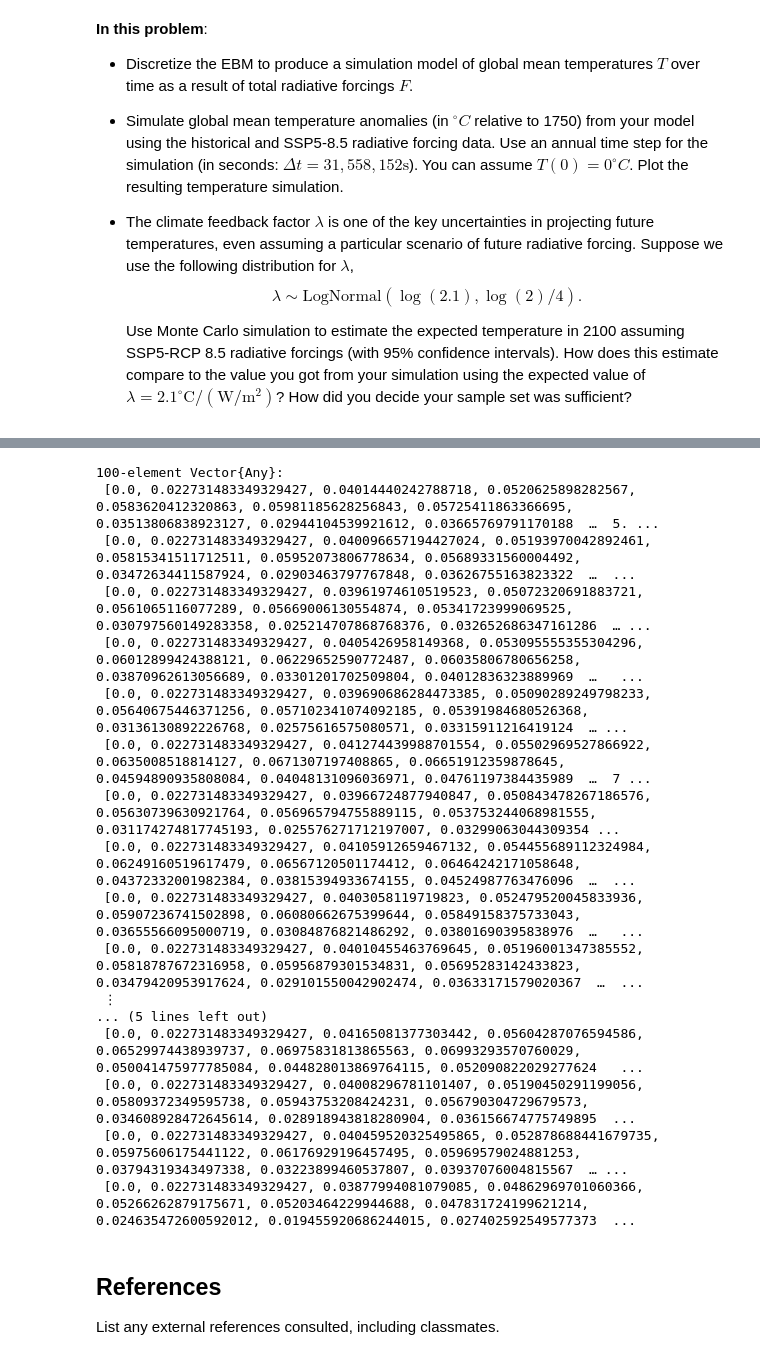
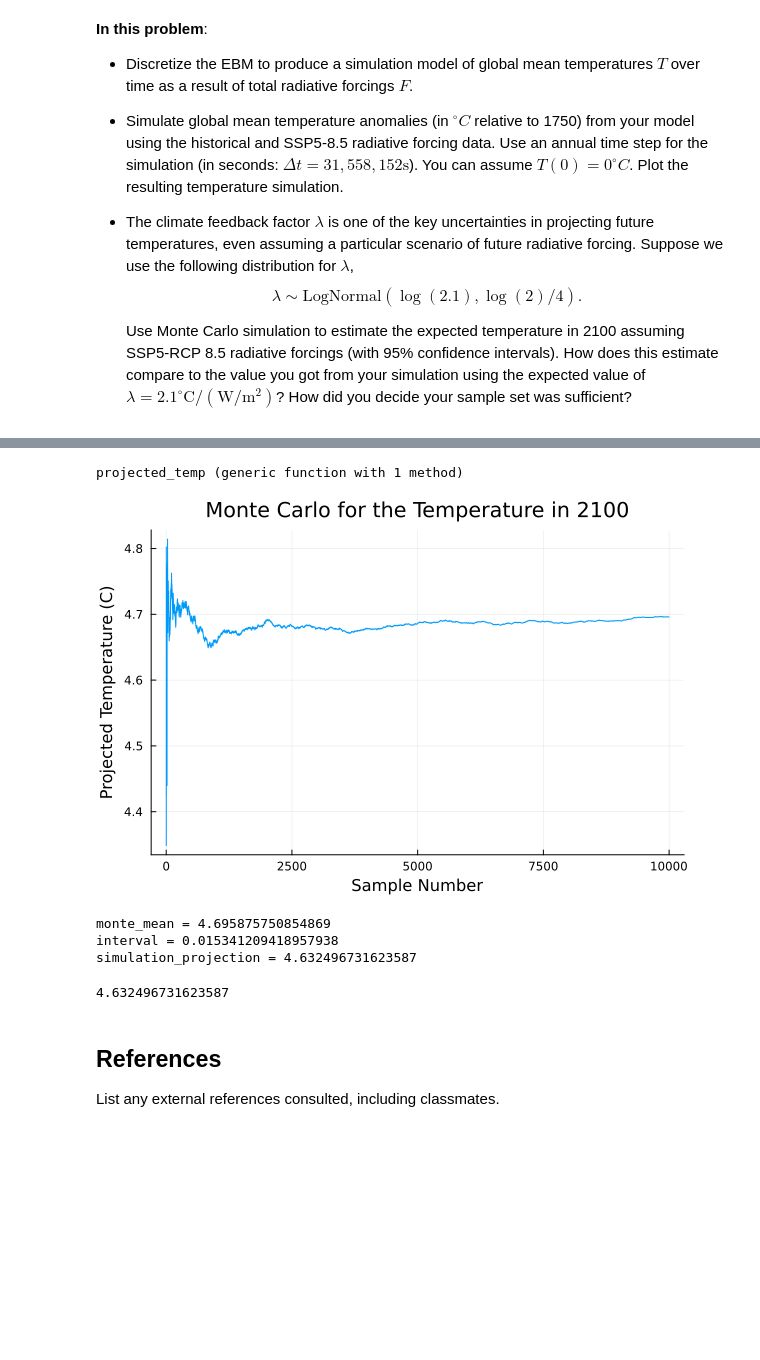
Before and after one commit to BEE4750-FA24/hw3-isamabay, a Jupyter notebook: hw03.ipynb, the cells around one changed output, grey strips where cells are left out. Saved outputs shown, nothing was run; the diff lists cells and outputs as text; code cells hidden in the pictures; blank space fills up the shorter version.

Commit message:
Monte

```diff
--- a/hw03.ipynb
+++ b/hw03.ipynb
@@ -597,38 +597,42 @@ function projected_temp(n_samples)
         lambda_sample = rand(ff_dist)
 
         temp = global_mean_temp(forcing_aerosol, forcing_non_aerosol, delta_t, c,d,lambda_sample, alpha, t)
-        push!(temp_2100, temp)
+        t_2100 = temp[((2100-1750)+1)]
+        push!(temp_2100, t_2100)
     end
 
     return temp_2100
 end
 
-lamp = projected_temp(100)
+#lamp = projected_temp(100)
 # %% [output]
-100-element Vector{Any}:
- [0.0, 0.022731483349329427, 0.04014440242788718, 0.0520625898282567, 0.0583620412320863, 0.05981185628256843, 0.05725411863366695, 0.03513806838923127, 0.02944104539921612, 0.03665769791170188  …  5. ...
- [0.0, 0.022731483349329427, 0.040096657194427024, 0.05193970042892461, 0.05815341511712511, 0.05952073806778634, 0.05689331560004492, 0.03472634411587924, 0.02903463797767848, 0.03626755163823322  …  ...
- [0.0, 0.022731483349329427, 0.03961974610519523, 0.05072320691883721, 0.0561065116077289, 0.05669006130554874, 0.05341723999069525, 0.030797560149283358, 0.025214707868768376, 0.032652686347161286  … ...
- [0.0, 0.022731483349329427, 0.0405426958149368, 0.053095555355304296, 0.06012899424388121, 0.06229652590772487, 0.06035806780656258, 0.03870962613056689, 0.03301201702509804, 0.04012836323889969  …   ...
- [0.0, 0.022731483349329427, 0.039690686284473385, 0.05090289249798233, 0.05640675446371256, 0.057102341074092185, 0.05391984680526368, 0.03136130892226768, 0.02575616575080571, 0.03315911216419124  … ...
- [0.0, 0.022731483349329427, 0.041274439988701554, 0.05502969527866922, 0.0635008518814127, 0.0671307197408865, 0.06651912359878645, 0.04594890935808084, 0.04048131096036971, 0.04761197384435989  …  7 ...
- [0.0, 0.022731483349329427, 0.03966724877940847, 0.050843478267186576, 0.05630739630921764, 0.056965794755889115, 0.053753244068981555, 0.031174274817745193, 0.025576271712197007, 0.03299063044309354 ...
- [0.0, 0.022731483349329427, 0.04105912659467132, 0.054455689112324984, 0.06249160519617479, 0.06567120501174412, 0.06464242171058648, 0.04372332001982384, 0.03815394933674155, 0.04524987763476096  …  ...
- [0.0, 0.022731483349329427, 0.0403058119719823, 0.052479520045833936, 0.05907236741502898, 0.06080662675399644, 0.05849158375733043, 0.03655566095000719, 0.03084876821486292, 0.03801690395838976  …   ...
- [0.0, 0.022731483349329427, 0.04010455463769645, 0.05196001347385552, 0.05818787672316958, 0.05956879301534831, 0.05695283142433823, 0.03479420953917624, 0.029101550042902474, 0.03633171579020367  …  ...
- ⋮
-... (5 lines left out)
- [0.0, 0.022731483349329427, 0.04165081377303442, 0.05604287076594586, 0.06529974438939737, 0.06975831813865563, 0.06993293570760029, 0.050041475977785084, 0.044828013869764115, 0.052090822029277624   ...
- [0.0, 0.022731483349329427, 0.04008296781101407, 0.05190450291199056, 0.05809372349595738, 0.05943753208424231, 0.056790304729679573, 0.034608928472645614, 0.028918943818280904, 0.036156674775749895  ...
- [0.0, 0.022731483349329427, 0.040459520325495865, 0.052878688441679735, 0.05975606175441122, 0.06176929196457495, 0.05969579024881253, 0.03794319343497338, 0.03223899460537807, 0.03937076004815567  … ...
- [0.0, 0.022731483349329427, 0.03877994081079085, 0.04862969701060366, 0.05266262879175671, 0.05203464229944688, 0.047831724199621214, 0.024635472600592012, 0.019455920686244015, 0.027402592549577373  ...
+projected_temp (generic function with 1 method)
 # %%
 # Expected temperatures in 2100 using function "global_mean_temp"
-n_sample = 100000
+n_sample = 10000
 temps = projected_temp(n_sample)
 monte_carlo = cumsum(temps) ./ (1:n_sample)
 
-plot(monte_carlo, xlabel="Sample Number", ylabel="Projected Temperature (C)", legend=false, title="Projected Temperature for the Year 2100")
+plot(monte_carlo, xlabel="Sample Number", ylabel="Projected Temperature (C)", legend=false, title="Monte Carlo for the Temperature in 2100")
+# %% [output]
+[figure, added]
+# %%
+# Monte Carlo compared to Simulation
+monte_mean = sum(temps) / length(temps)
+monte_sd = std(temps)
+z = 1.96
+interval = z*(monte_sd/sqrt(n_sample))
+
+simulation_projection = Temps[2100-1750+1]
+
+@show monte_mean
+@show interval
+@show simulation_projection
+# %% [output]
+monte_mean = 4.695875750854869
+interval = 0.015341209418957938
+simulation_projection = 4.632496731623587
+4.632496731623587
 # %% [markdown]
 ## References
 
```
Also changed, not shown: parts of 1 cell of this notebook.
